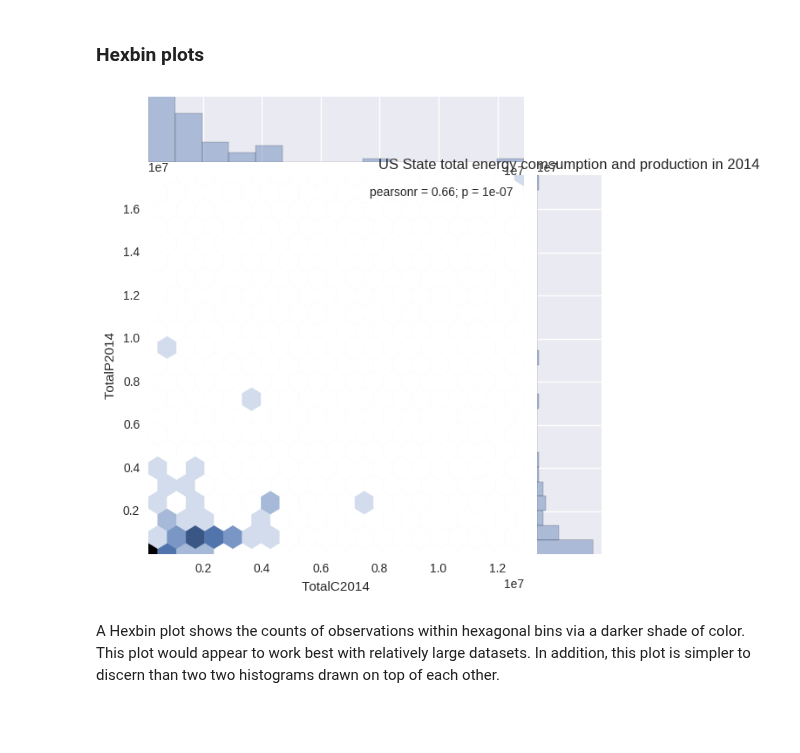
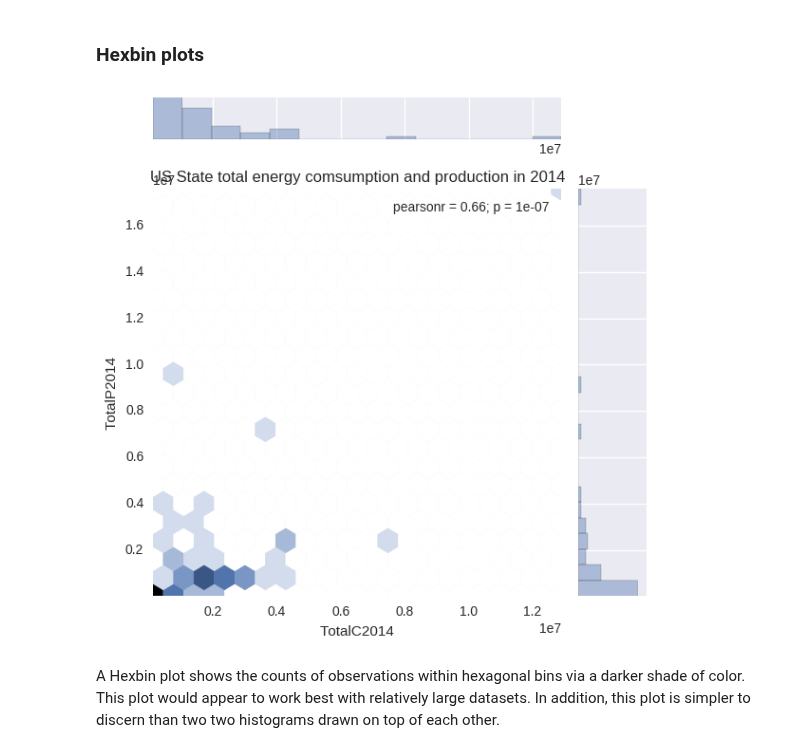
Before and after one commit to 315iah515/Thinkful-Notebooks, a Jupyter notebook: Bootcamp/Drill_PresentSameDataMultipleWays.ipynb, the cells around one changed output. Drawn from its saved outputs; the diff is of its cells as text; code cells hidden in the pictures; blank space fills up the shorter version.

```diff
--- a/Bootcamp/Drill_PresentSameDataMultipleWays.ipynb
+++ b/Bootcamp/Drill_PresentSameDataMultipleWays.ipynb
@@ -125,11 +125,12 @@ The scatter plot is useful for looking for associations between two variables.
 # %% [markdown]
 ### Hexbin plots
 # %%
-sns.jointplot(x="TotalC2014", y="TotalP2014", data=CPEnergy_df, kind="hex")
-sns.plt.title('US State total energy comsumption and production in 2014')
+a = sns.jointplot(x="TotalC2014", y="TotalP2014", data=CPEnergy_df, kind="hex")
+a.ax_joint.set_title('US State total energy comsumption and production in 2014')
+plt.tight_layout()
 plt.show()
 # %% [output]
-[figure, old version]
+[figure, new version]
 # %% [markdown]
 A Hexbin plot shows the counts of observations within hexagonal bins via a darker shade of color.
 This plot would appear to work best with relatively large datasets.
```
Also changed, not shown: parts of 7 cells of this notebook.
